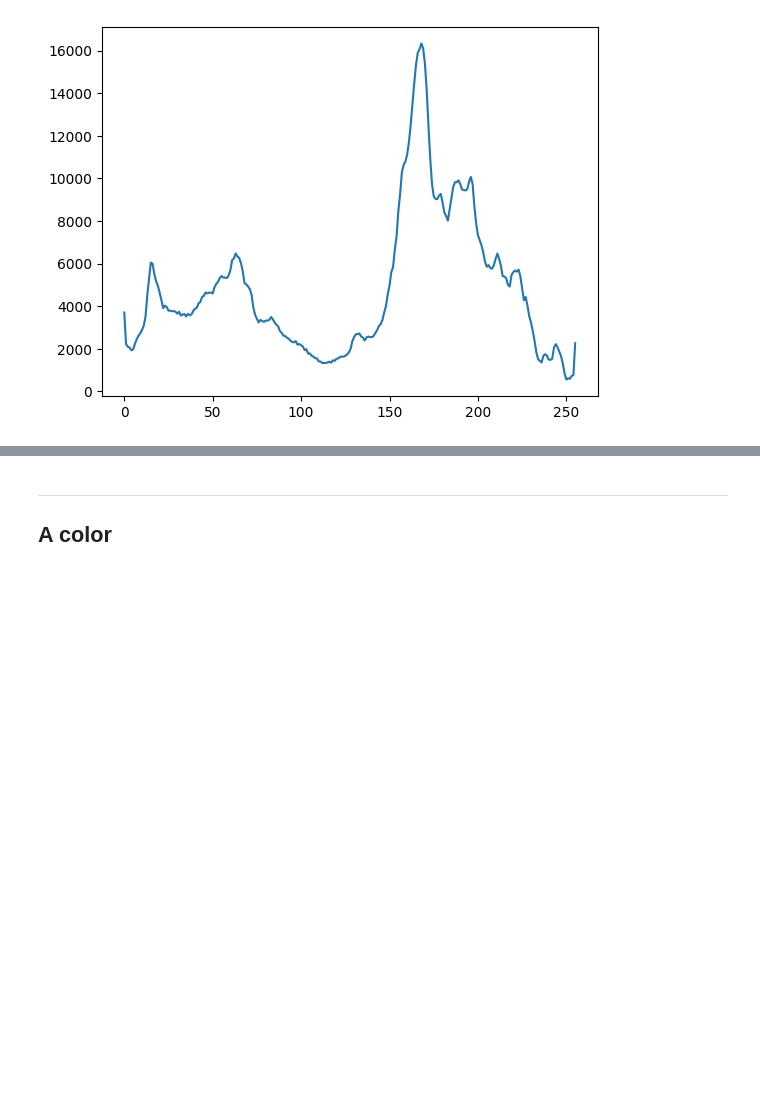
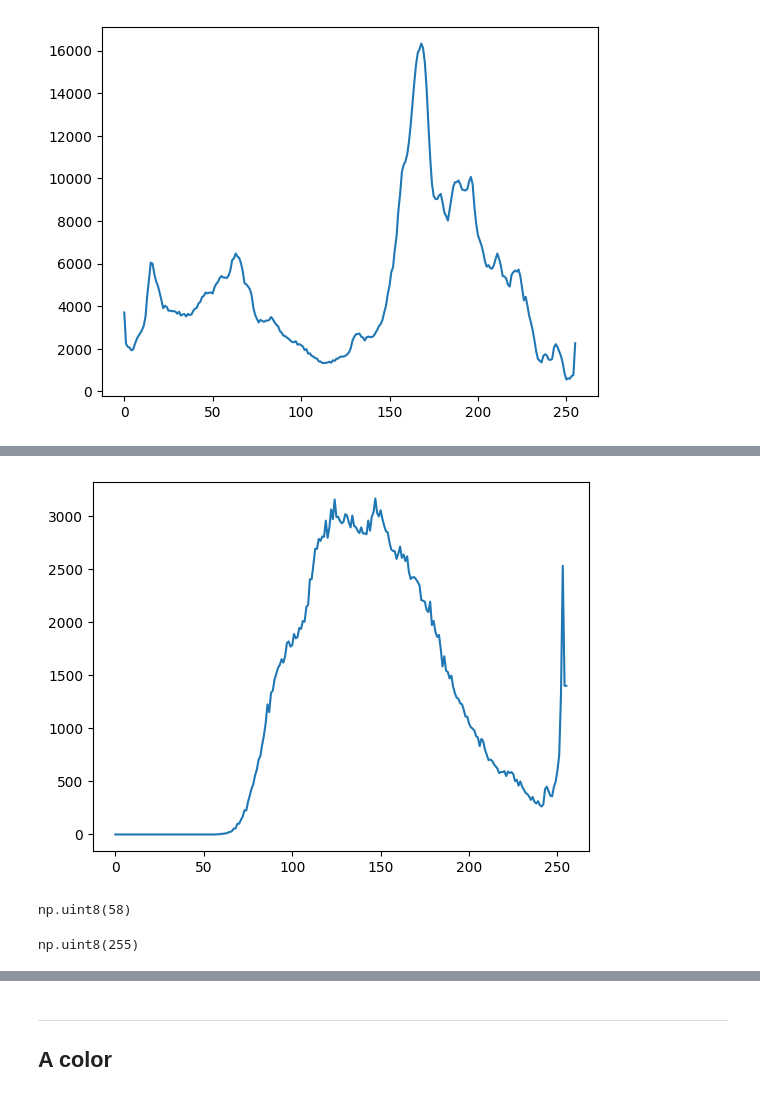
Before and after one commit to Ghosty501/Procesamiento-de-Im-genes, a Jupyter notebook: Segundo Parcial/Semana VII/histograma.ipynb, the cells around one changed output, grey strips where cells are left out. Drawn from its saved outputs; the diff is of its cells as text; code cells hidden in the pictures; blank space fills up the shorter version.

```diff
--- a/Segundo Parcial/Semana VII/histograma.ipynb
+++ b/Segundo Parcial/Semana VII/histograma.ipynb
@@ -40,0 +57,14 @@ plt.show()
+# %%
+histograma = cv.calcHist([aero1], [0], None, [256], (0,256))
+plt.plot(histograma)
+plt.show()
+# %% [output]
+[figure, added]
+# %%
+np.min(aero1)
+# %% [output]
+np.uint8(58)
+# %%
+np.max(aero1)
+# %% [output]
+np.uint8(255)
```
Also changed, not shown: parts of 10 cells of this notebook.
